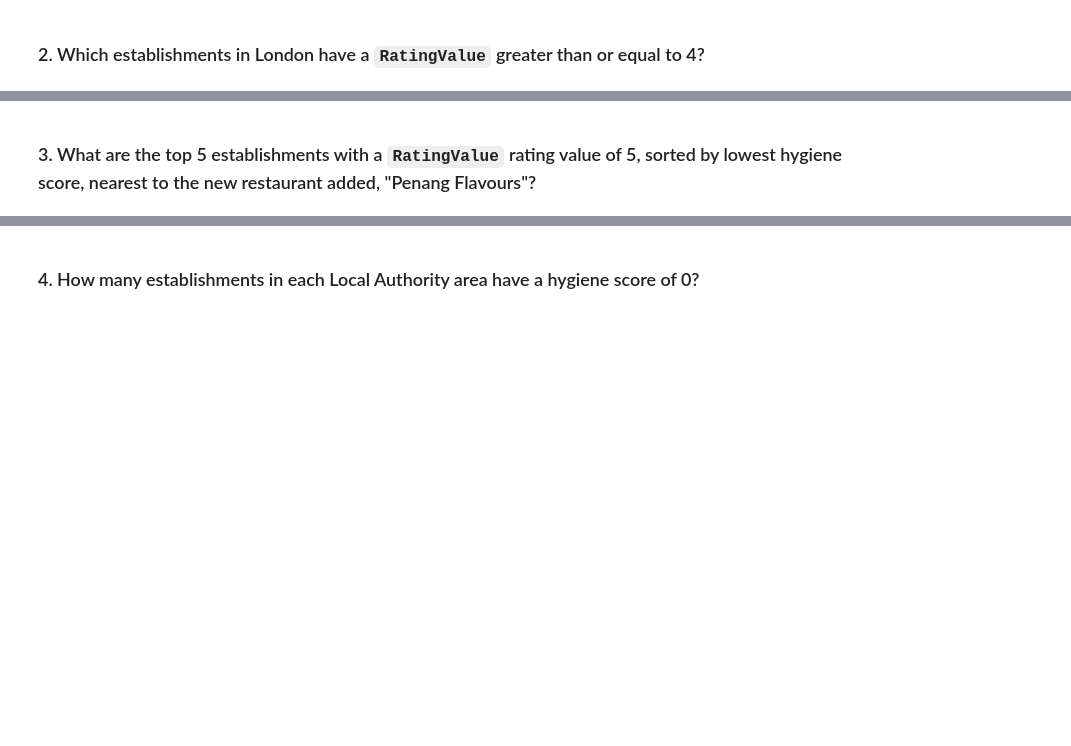
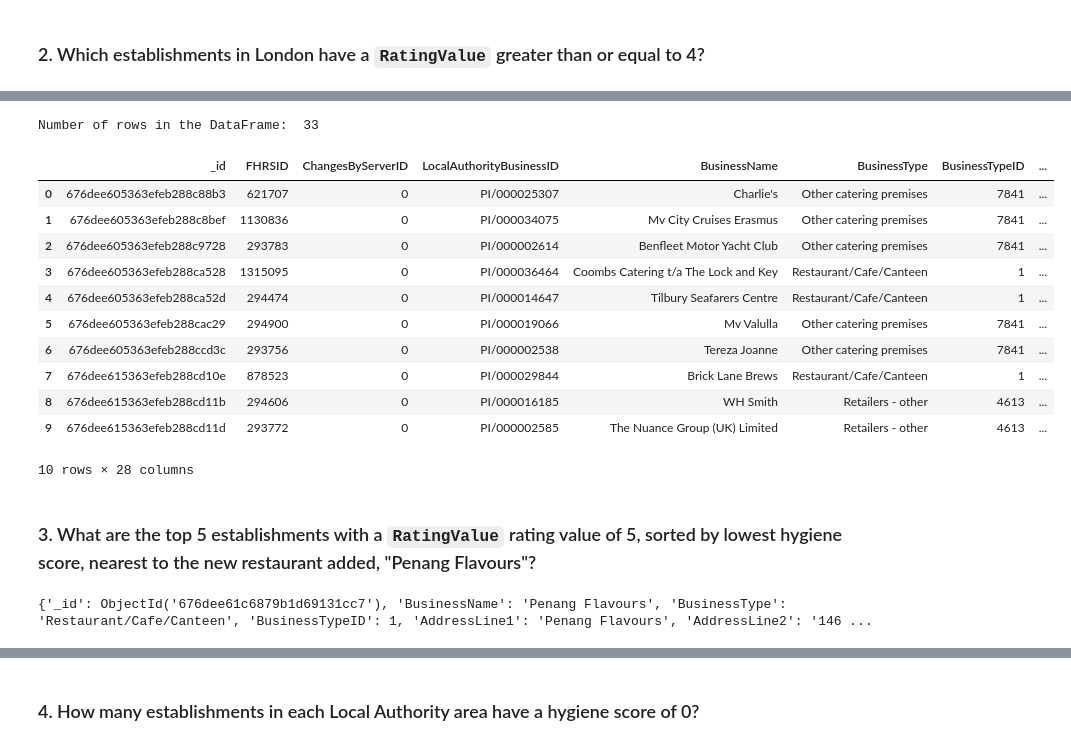
Before and after one commit to realmattimatt/nosql-challenge, a Jupyter notebook: Starter_Code/NoSQL_analysis_starter.ipynb, the cells around one changed output, grey strips where cells are left out. Saved outputs shown, nothing was run; the diff lists cells and outputs as text; code cells hidden in the pictures; blank space fills up the shorter version.

```diff
--- a/Starter_Code/NoSQL_analysis_starter.ipynb
+++ b/Starter_Code/NoSQL_analysis_starter.ipynb
@@ -121,8 +138,15 @@ Number of rows in the DataFrame:  41
 # %%
 # Find the establishments with London as the Local Authority and has a RatingValue greater than or equal to 4.
-query =
-
+query = {
+    "LocalAuthorityName": {"$regex": "London", "$options": "i"},
+    "RatingValue": {"$gte": 4}
+}
 # Use count_documents to display the number of documents in the result
-
+result_count = db.establishments.count_documents(query)
+print(f"Number of documents in the query: ", result_count)
 # Display the first document in the results using pprint
+first_doc = db.establishments.find_one(query)
+print("First document:")
+pprint(first_doc)
+results2 = list(db.establishments.find(query))
 # %% [output]
@@ -130,11 +170,31 @@ SyntaxError: invalid syntax (2513243106.py, line 2)
 # %%
 # Convert the result to a Pandas DataFrame
-
+results_df2 = pd.DataFrame(results2)
+results_df2
 # Display the number of rows in the DataFrame
-
+print(f"Number of rows in the DataFrame: ", len(results_df2))
 # Display the first 10 rows of the DataFrame
+results_df2[0:10]
+# %% [output]
+Number of rows in the DataFrame:  33
+|  | _id | FHRSID | ChangesByServerID | LocalAuthorityBusinessID | BusinessName | BusinessType | BusinessTypeID | ... |
+| 0 | 676dee605363efeb288c88b3 | 621707 | 0 | PI/000025307 | Charlie's | Other catering premises | 7841 | ... |
+| 1 | 676dee605363efeb288c8bef | 1130836 | 0 | PI/000034075 | Mv City Cruises Erasmus | Other catering premises | 7841 | ... |
+| 2 | 676dee605363efeb288c9728 | 293783 | 0 | PI/000002614 | Benfleet Motor Yacht Club | Other catering premises | 7841 | ... |
+| 3 | 676dee605363efeb288ca528 | 1315095 | 0 | PI/000036464 | Coombs Catering t/a The Lock and Key | Restaurant/Cafe/Canteen | 1 | ... |
+| 4 | 676dee605363efeb288ca52d | 294474 | 0 | PI/000014647 | Tilbury Seafarers Centre | Restaurant/Cafe/Canteen | 1 | ... |
+| 5 | 676dee605363efeb288cac29 | 294900 | 0 | PI/000019066 | Mv Valulla | Other catering premises | 7841 | ... |
+| 6 | 676dee605363efeb288ccd3c | 293756 | 0 | PI/000002538 | Tereza Joanne | Other catering premises | 7841 | ... |
+| 7 | 676dee615363efeb288cd10e | 878523 | 0 | PI/000029844 | Brick Lane Brews | Restaurant/Cafe/Canteen | 1 | ... |
+| 8 | 676dee615363efeb288cd11b | 294606 | 0 | PI/000016185 | WH Smith | Retailers - other | 4613 | ... |
+| 9 | 676dee615363efeb288cd11d | 293772 | 0 | PI/000002585 | The Nuance Group (UK) Limited | Retailers - other | 4613 | ... |
+10 rows × 28 columns
 # %% [markdown]
 ### 3. What are the top 5 establishments with a `RatingValue` rating value of 5, sorted by lowest hygiene score, nearest to the new restaurant added, "Penang Flavours"?
+# %%
+print(db.establishments.find_one({"BusinessName": "Penang Flavours"}))
+# %% [output]
+{'_id': ObjectId('676dee61c6879b1d69131cc7'), 'BusinessName': 'Penang Flavours', 'BusinessType': 'Restaurant/Cafe/Canteen', 'BusinessTypeID': 1, 'AddressLine1': 'Penang Flavours', 'AddressLine2': '146 ...
 # %%
 # Search within 0.01 degree on either side of the latitude and longitude.
 # Rating value must equal 5
```
Also changed, not shown: parts of 14 cells of this notebook, 1 other file.
